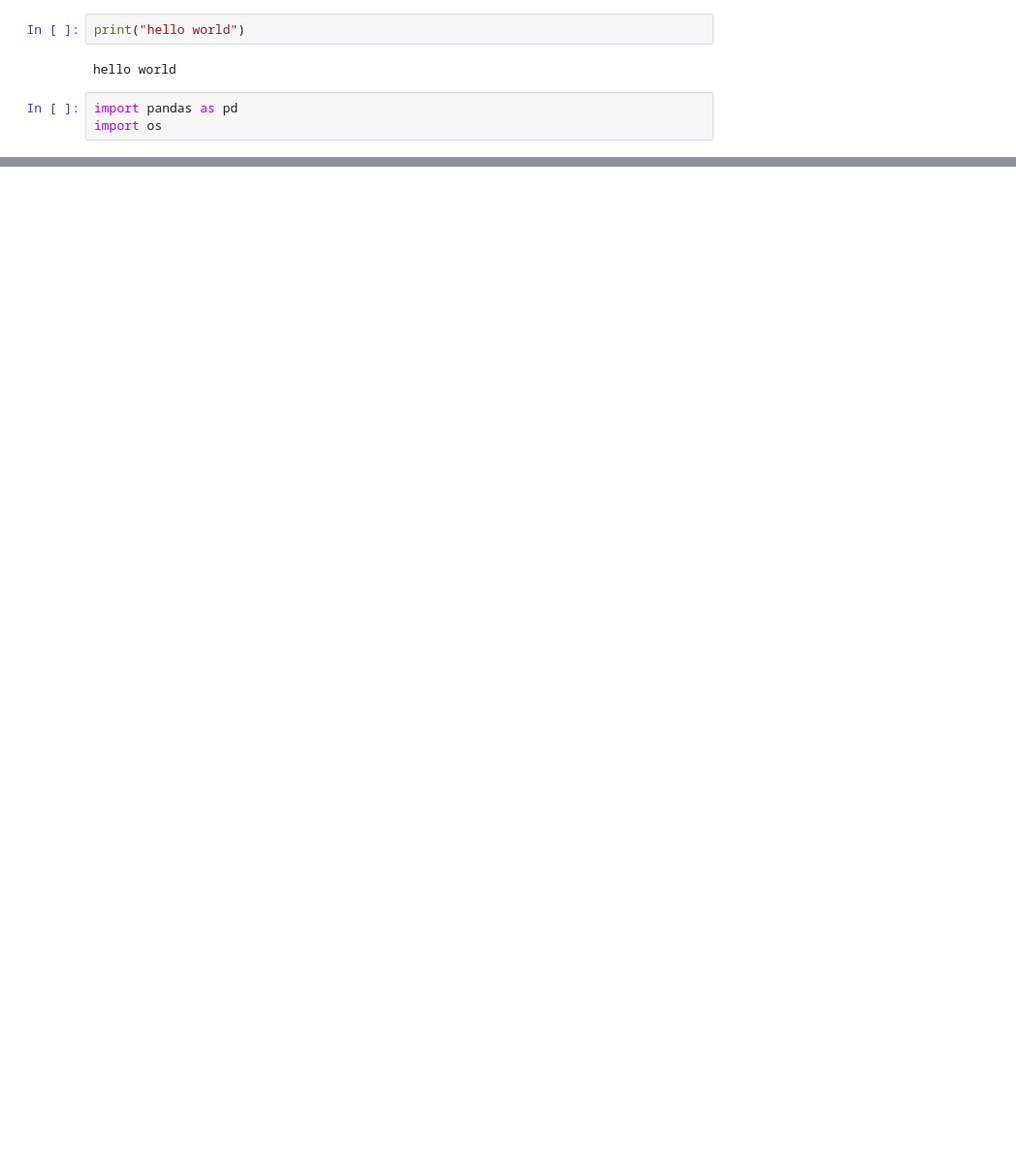
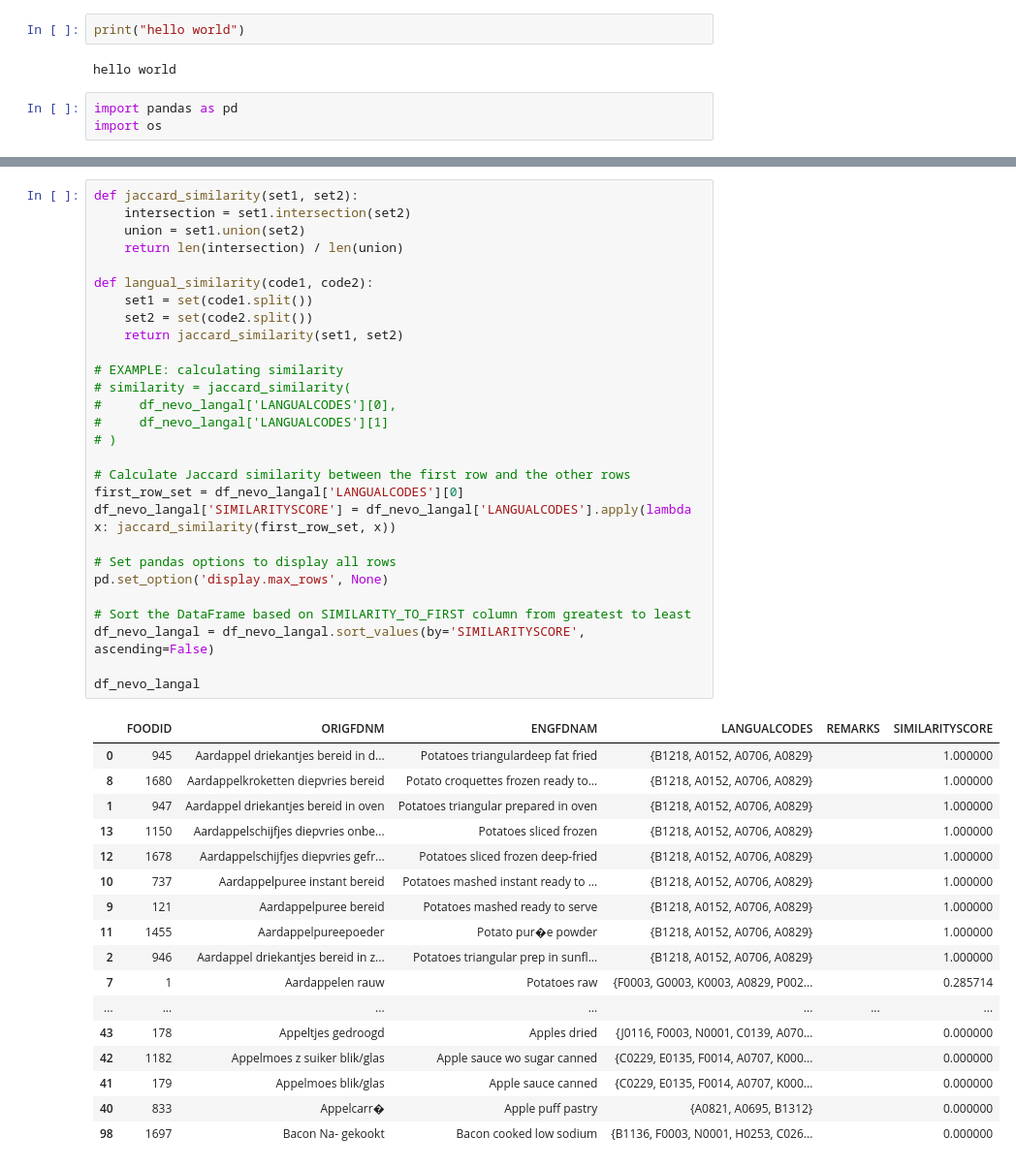
Before and after one commit to jbuhain/food-db-mapper, a Jupyter notebook: main.ipynb, the cells around one changed output, grey strips where cells are left out. Shown: that part at 97% size. Drawn from its saved outputs; the diff is of its cells as text; blank space fills up the shorter version.

```diff
--- a/main.ipynb
+++ b/main.ipynb
@@ -104,2 +89,48 @@ print(similarity)
+# %%
+def jaccard_similarity(set1, set2):
+    intersection = set1.intersection(set2)
+    union = set1.union(set2)
+    return len(intersection) / len(union)
+
+def langual_similarity(code1, code2):
+    set1 = set(code1.split())
+    set2 = set(code2.split())
+    return jaccard_similarity(set1, set2)
+
+# EXAMPLE: calculating similarity
+# similarity = jaccard_similarity(
+#     df_nevo_langal['LANGUALCODES'][0],
+#     df_nevo_langal['LANGUALCODES'][1]
+# )
+
+# Calculate Jaccard similarity between the first row and the other rows
+first_row_set = df_nevo_langal['LANGUALCODES'][0]
+df_nevo_langal['SIMILARITYSCORE'] = df_nevo_langal['LANGUALCODES'].apply(lambda x: jaccard_similarity(first_row_set, x))
+
+# Set pandas options to display all rows
+pd.set_option('display.max_rows', None)
+
+# Sort the DataFrame based on SIMILARITY_TO_FIRST column from greatest to least
+df_nevo_langal = df_nevo_langal.sort_values(by='SIMILARITYSCORE', ascending=False)
+
+df_nevo_langal
+# %% [output]
+|  | FOODID | ORIGFDNM | ENGFDNAM | LANGUALCODES | REMARKS | SIMILARITYSCORE |
+| 0 | 945 | Aardappel driekantjes bereid in d... | Potatoes triangulardeep fat fried | {B1218, A0152, A0706, A0829} |  | 1.000000 |
+| 8 | 1680 | Aardappelkroketten diepvries bereid | Potato croquettes frozen ready to... | {B1218, A0152, A0706, A0829} |  | 1.000000 |
+| 1 | 947 | Aardappel driekantjes bereid in oven | Potatoes triangular prepared in oven | {B1218, A0152, A0706, A0829} |  | 1.000000 |
+| 13 | 1150 | Aardappelschijfjes diepvries onbe... | Potatoes sliced frozen | {B1218, A0152, A0706, A0829} |  | 1.000000 |
+| 12 | 1678 | Aardappelschijfjes diepvries gefr... | Potatoes sliced frozen deep-fried | {B1218, A0152, A0706, A0829} |  | 1.000000 |
+| 10 | 737 | Aardappelpuree instant bereid | Potatoes mashed instant ready to ... | {B1218, A0152, A0706, A0829} |  | 1.000000 |
+| 9 | 121 | Aardappelpuree bereid | Potatoes mashed ready to serve | {B1218, A0152, A0706, A0829} |  | 1.000000 |
+| 11 | 1455 | Aardappelpureepoeder | Potato pur�e powder | {B1218, A0152, A0706, A0829} |  | 1.000000 |
+| 2 | 946 | Aardappel driekantjes bereid in z... | Potatoes triangular prep in sunfl... | {B1218, A0152, A0706, A0829} |  | 1.000000 |
+| 7 | 1 | Aardappelen rauw | Potatoes raw | {F0003, G0003, K0003, A0829, P002... |  | 0.285714 |
+| ... | ... | ... | ... | ... | ... | ... |
+| 43 | 178 | Appeltjes gedroogd | Apples dried | {J0116, F0003, N0001, C0139, A070... |  | 0.000000 |
+| 42 | 1182 | Appelmoes z suiker blik/glas | Apple sauce wo sugar canned | {C0229, E0135, F0014, A0707, K000... |  | 0.000000 |
+| 41 | 179 | Appelmoes blik/glas | Apple sauce canned | {C0229, E0135, F0014, A0707, K000... |  | 0.000000 |
+| 40 | 833 | Appelcarr� | Apple puff pastry | {A0821, A0695, B1312} |  | 0.000000 |
+| 98 | 1697 | Bacon Na- gekookt | Bacon cooked low sodium | {B1136, F0003, N0001, H0253, C026... |  | 0.000000 |
 # %%
 # Calculate Jaccard similarity between the first row and the other rows
```
Also changed, not shown: parts of 8 cells of this notebook.
